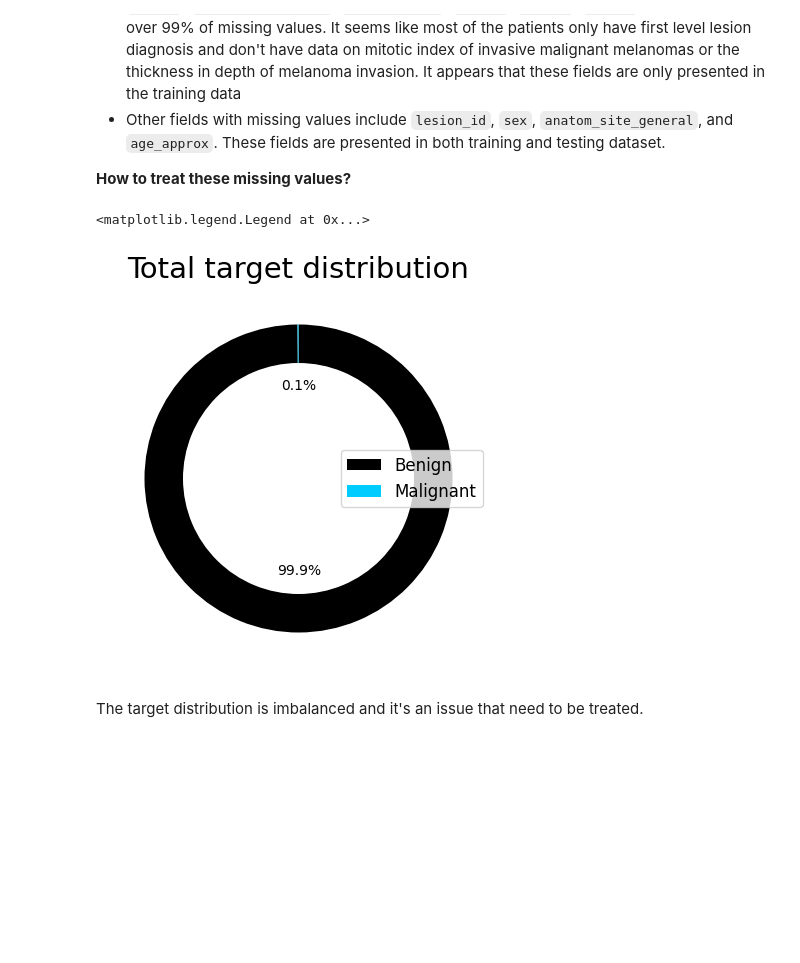
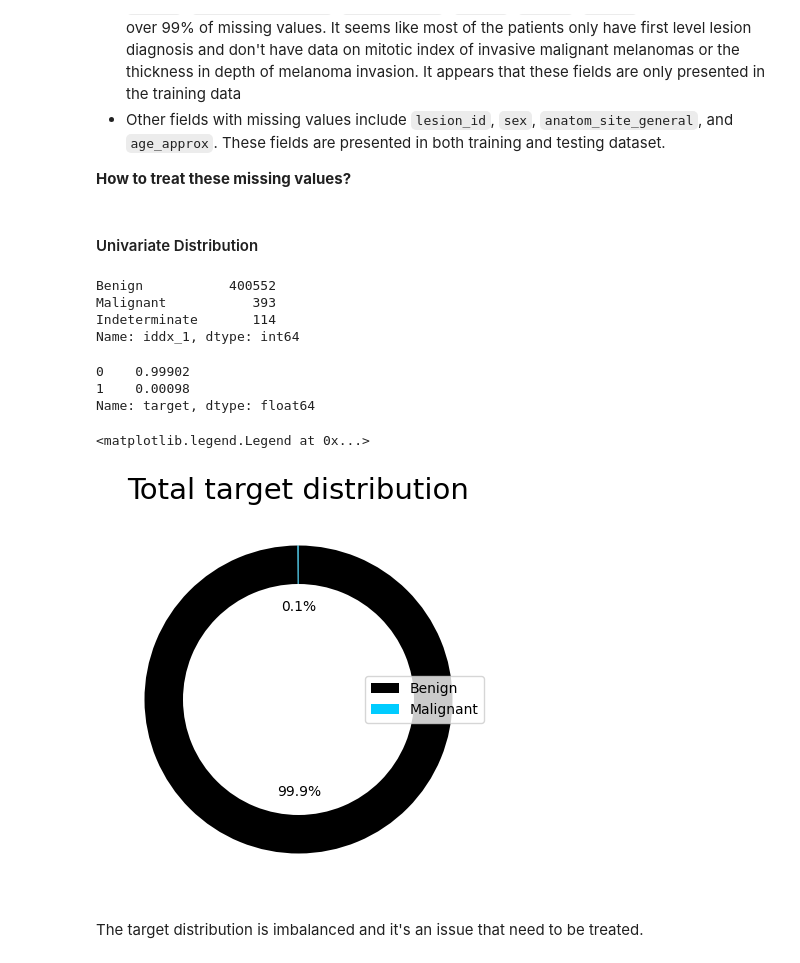
Before and after one commit to JinghanChen99/Kaggle-Skin-Cancer, a Jupyter notebook: load_data.ipynb, the cells around one changed output. Cells and saved outputs as stored; diff of their text form; code cells hidden in the pictures; blank space fills up the shorter version.

```diff
--- a/load_data.ipynb
+++ b/load_data.ipynb
@@ -176,21 +176,33 @@ Only a couple of columns with high number of missing values:
 - Other fields with missing values include `lesion_id`, `sex`, `anatom_site_general`, and `age_approx`. These fields are presented in both training and testing dataset.
 
 **How to treat these missing values?**
+# %% [markdown]
+#### Univariate Distribution
+# %%
+train_metadata['iddx_1'].value_counts()
+# %% [output]
+Benign           400552
+Malignant           393
+Indeterminate       114
+Name: iddx_1, dtype: int64
 # %%
 base_color = '#00ccff'
 name = ['Benign', 'Malignant']
-Title_size=21
-#p=[base_color, 'black']
-p=['black',base_color]
+Title_size = 21
+p=['black', base_color]
 
+print(train_metadata.target.value_counts(normalize=True))
 plt.figure(figsize = (5, 5))
 plt.pie(train_metadata.target.value_counts(normalize=True), autopct = '%1.1f%%',
 colors = sns.color_palette(p), startangle=90, wedgeprops=dict(width=0.25), labeldistance=1.2,
 counterclock=False, radius=1)
 plt.title(f'Total target distribution', color='black', fontsize=Title_size)
-plt.legend(name, loc='center right',  prop={'size': 12}, markerscale = 3, framealpha=0.8, facecolor='white')
+plt.legend(name, loc='center right', markerscale = 3, framealpha=0.8, facecolor='white')
 # %% [output]
-<matplotlib.legend.Legend at 0x...>
+0    0.99902
+1    0.00098
+Name: target, dtype: float64
+<matplotlib.legend.Legend at 0x...>
-[figure, old version]
+[figure, new version]
 # %% [markdown]
 The target distribution is imbalanced and it's an issue that need to be treated.
```
Also changed, not shown: parts of 10 cells of this notebook.
